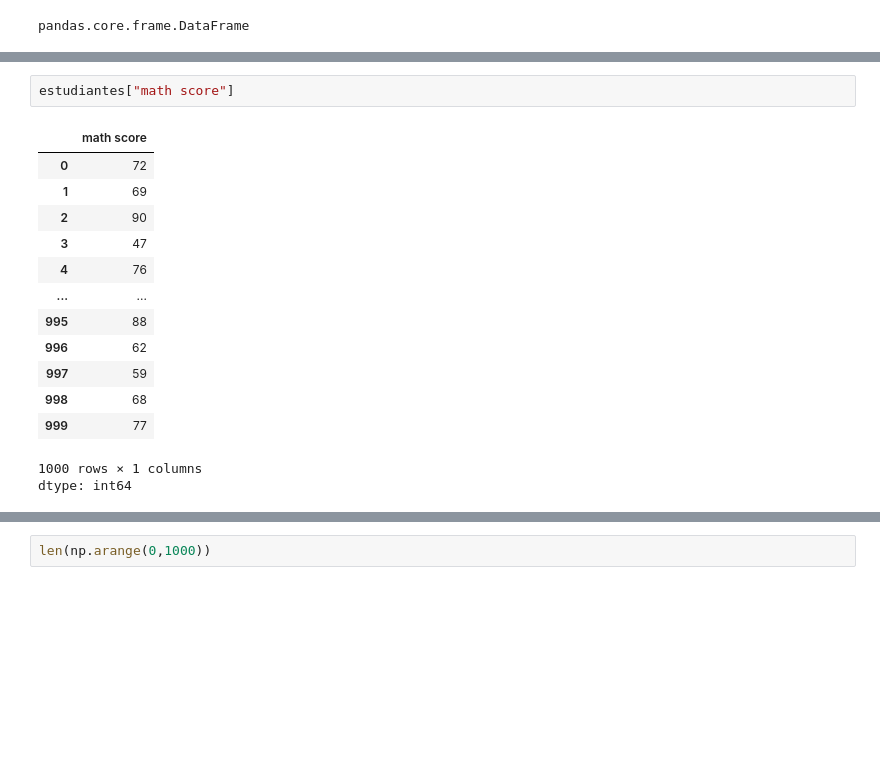
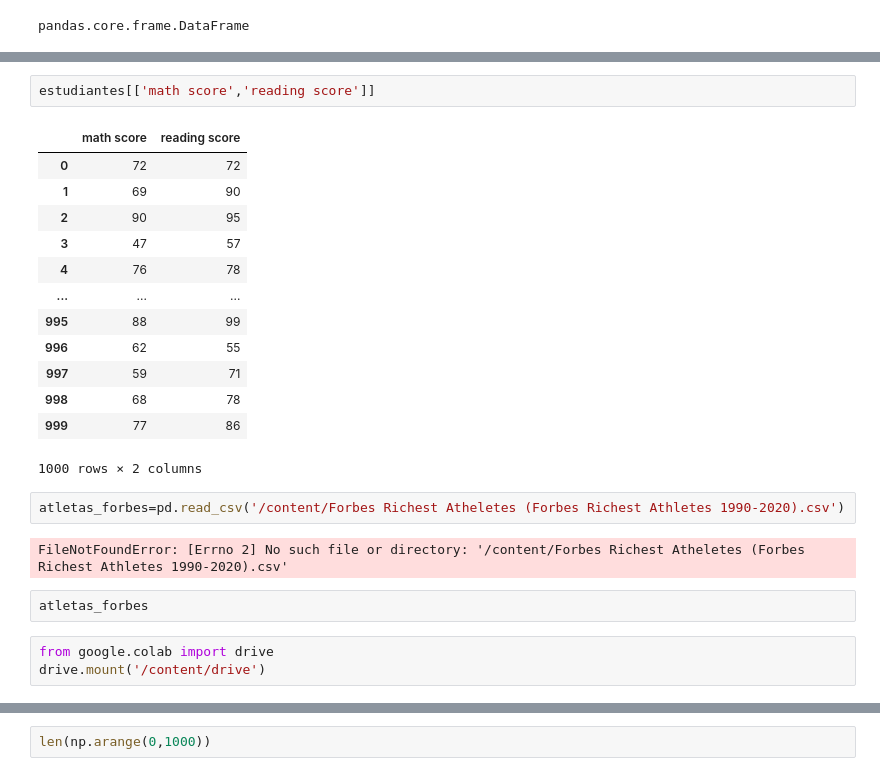
Before and after one commit to nomo82/python, a Jupyter notebook: Python_2.ipynb, the cells around one changed output, grey strips where cells are left out. Cells and saved outputs as stored; diff of their text form; blank space fills up the shorter version.

```diff
--- a/Python_2.ipynb
+++ b/Python_2.ipynb
@@ -343,18 +333,26 @@ dtype: object
 # %%
-estudiantes["math score"]
+estudiantes[['math score','reading score']]
 # %% [output]
-|  | math score |
-| 0 | 72 |
-| 1 | 69 |
-| 2 | 90 |
-| 3 | 47 |
-| 4 | 76 |
-| ... | ... |
-| 995 | 88 |
-| 996 | 62 |
-| 997 | 59 |
-| 998 | 68 |
-| 999 | 77 |
+|  | math score | reading score |
+| 0 | 72 | 72 |
+| 1 | 69 | 90 |
+| 2 | 90 | 95 |
+| 3 | 47 | 57 |
+| 4 | 76 | 78 |
+| ... | ... | ... |
+| 995 | 88 | 99 |
+| 996 | 62 | 55 |
+| 997 | 59 | 71 |
+| 998 | 68 | 78 |
+| 999 | 77 | 86 |
-1000 rows × 1 columns
-dtype: int64
+1000 rows × 2 columns
+# %%
+atletas_forbes=pd.read_csv('/content/Forbes Richest Atheletes (Forbes Richest Athletes 1990-2020).csv')
+# %% [output]
+FileNotFoundError: [Errno 2] No such file or directory: '/content/Forbes Richest Atheletes (Forbes Richest Athletes 1990-2020).csv'
+# %%
+atletas_forbes
+# %%
+from google.colab import drive
+drive.mount('/content/drive')
 # %%
```
Also changed, not shown: parts of 94 cells of this notebook.
